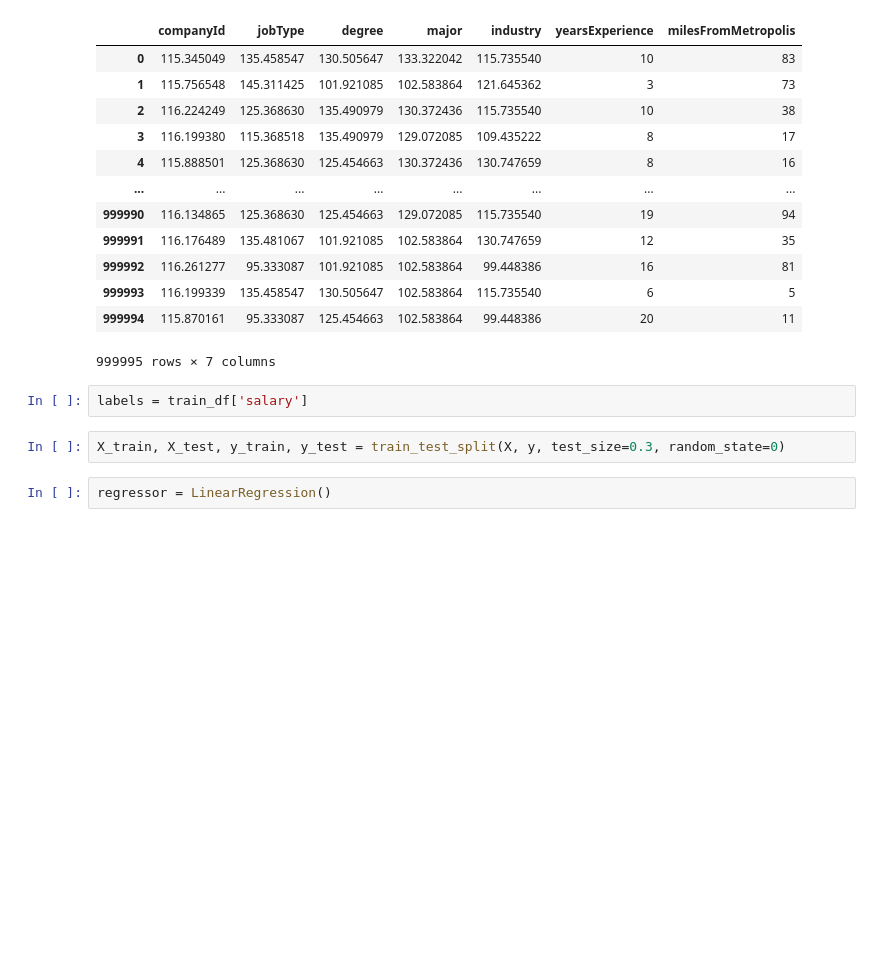
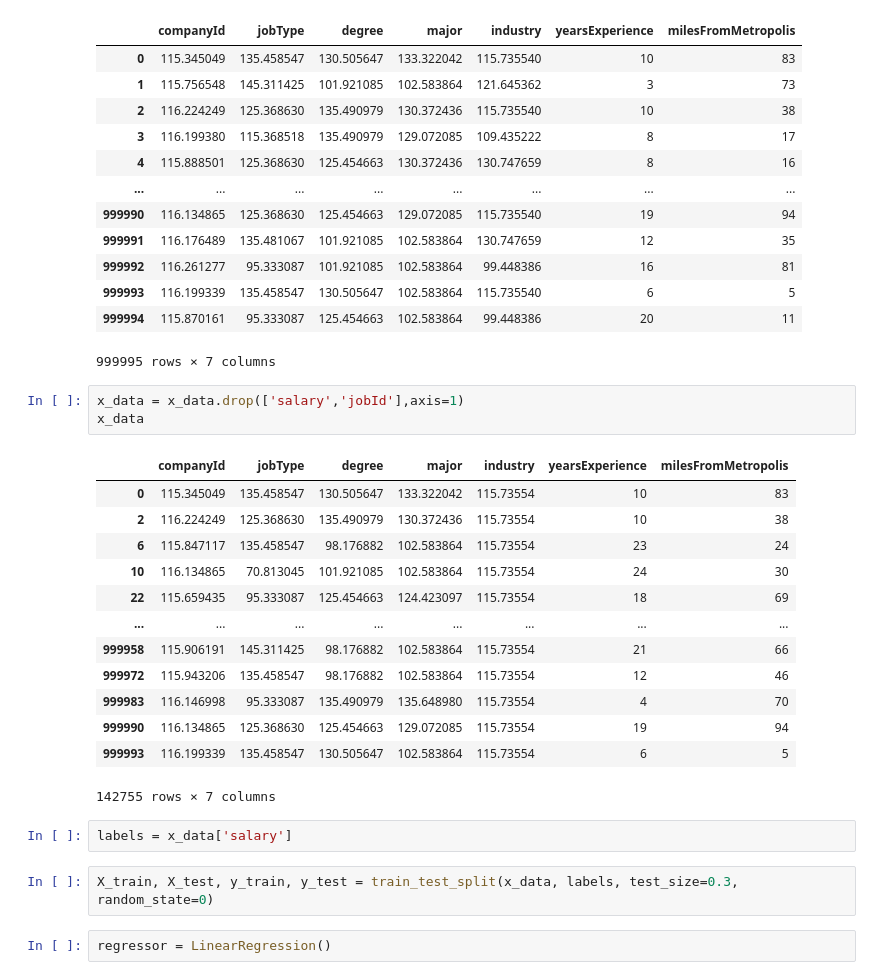
Before and after one commit to aeshac/Salary-Prediction, a Jupyter notebook: Salary_Prediction.ipynb, the cells around one changed output. Saved outputs shown, nothing was run; the diff lists cells and outputs as text; blank space fills up the shorter version.

```diff
--- a/Salary_Prediction.ipynb
+++ b/Salary_Prediction.ipynb
@@ -557,10 +582,27 @@ x_data
 | 999993 | 116.199339 | 135.458547 | 130.505647 | 102.583864 | 115.735540 | 6 | 5 |
 | 999994 | 115.870161 | 95.333087 | 125.454663 | 102.583864 | 99.448386 | 20 | 11 |
 999995 rows × 7 columns
+# %%
+x_data = x_data.drop(['salary','jobId'],axis=1)
+x_data
+# %% [output]
+|  | companyId | jobType | degree | major | industry | yearsExperience | milesFromMetropolis |
+| 0 | 115.345049 | 135.458547 | 130.505647 | 133.322042 | 115.73554 | 10 | 83 |
+| 2 | 116.224249 | 125.368630 | 135.490979 | 130.372436 | 115.73554 | 10 | 38 |
+| 6 | 115.847117 | 135.458547 | 98.176882 | 102.583864 | 115.73554 | 23 | 24 |
+| 10 | 116.134865 | 70.813045 | 101.921085 | 102.583864 | 115.73554 | 24 | 30 |
+| 22 | 115.659435 | 95.333087 | 125.454663 | 124.423097 | 115.73554 | 18 | 69 |
+| ... | ... | ... | ... | ... | ... | ... | ... |
+| 999958 | 115.906191 | 145.311425 | 98.176882 | 102.583864 | 115.73554 | 21 | 66 |
+| 999972 | 115.943206 | 135.458547 | 98.176882 | 102.583864 | 115.73554 | 12 | 46 |
+| 999983 | 116.146998 | 95.333087 | 135.490979 | 135.648980 | 115.73554 | 4 | 70 |
+| 999990 | 116.134865 | 125.368630 | 125.454663 | 129.072085 | 115.73554 | 19 | 94 |
+| 999993 | 116.199339 | 135.458547 | 130.505647 | 102.583864 | 115.73554 | 6 | 5 |
+142755 rows × 7 columns
 # %%
-labels = train_df['salary']
+labels = x_data['salary']
 # %%
-X_train, X_test, y_train, y_test = train_test_split(X, y, test_size=0.3, random_state=0)
+X_train, X_test, y_train, y_test = train_test_split(x_data, labels, test_size=0.3, random_state=0)
 # %%
 regressor = LinearRegression()
 # %%
```
Also changed, not shown: parts of 37 cells of this notebook.
